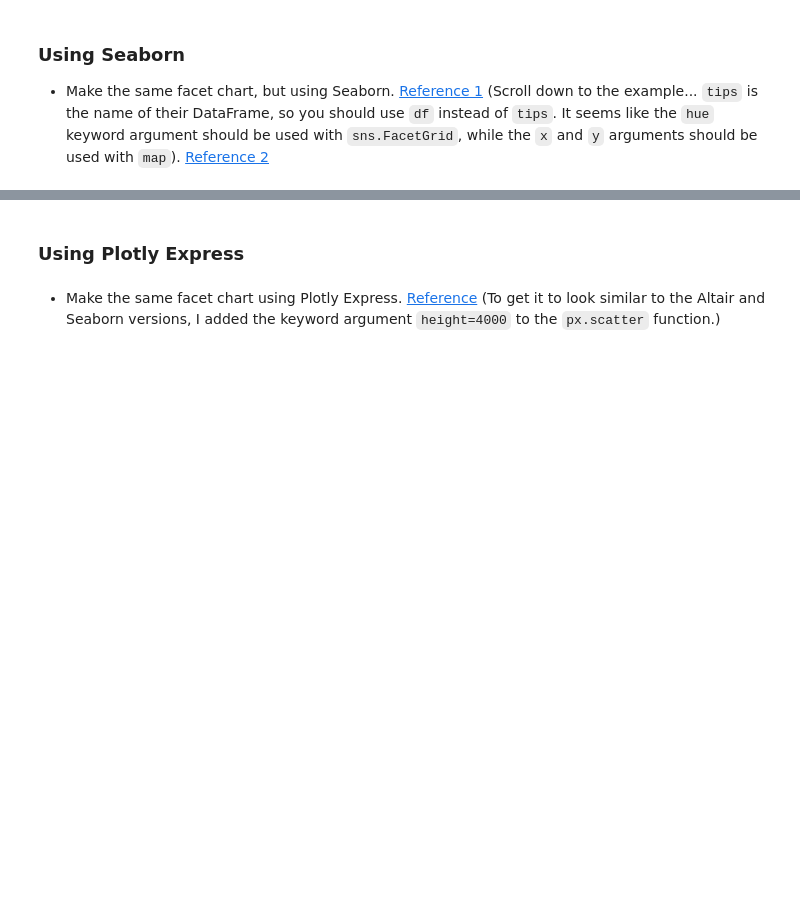
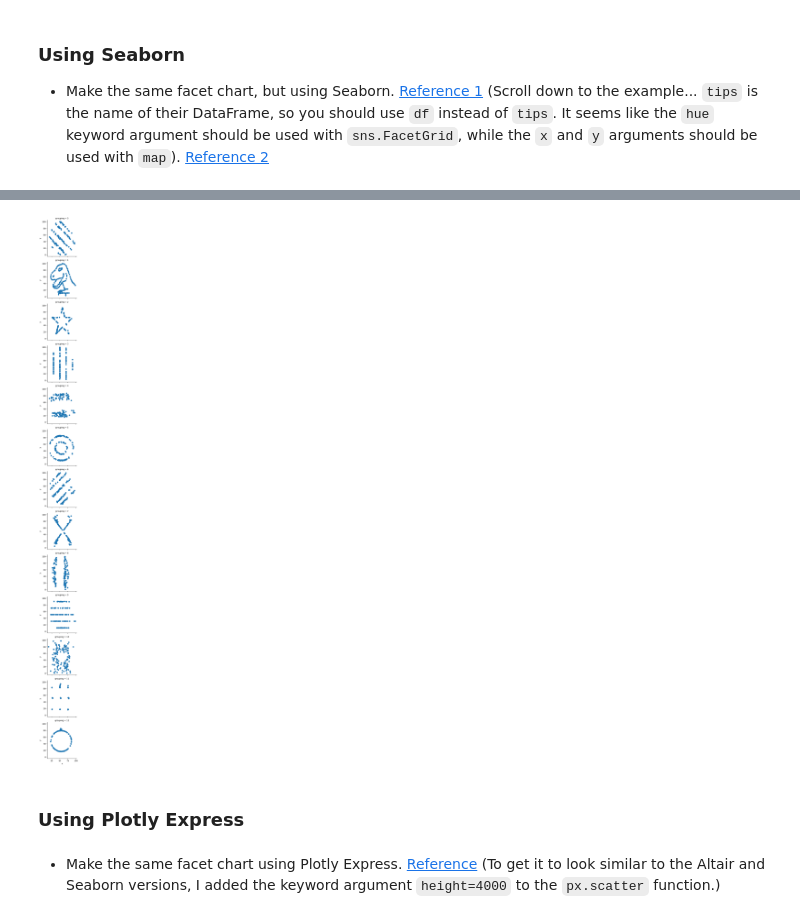
Before and after one commit to ilyaszuh/Math10, a Jupyter notebook: Worksheets/Worksheet5.ipynb, the cells around one changed output, grey strips where cells are left out. Saved outputs shown, nothing was run; the diff lists cells and outputs as text; code cells hidden in the pictures; blank space fills up the shorter version.

```diff
--- a/Worksheets/Worksheet5.ipynb
+++ b/Worksheets/Worksheet5.ipynb
@@ -133,3 +131,9 @@ TypeError: FacetGrid.__init__() got an unexpected keyword argument 'x'
+# %%
+chart = sns.FacetGrid(df, row="grouping")
+chart.map(plt.scatter, "x", "y")
+plt.show()
+# %% [output]
+[figure, added]
 # %% [markdown]
 ### Using Plotly Express
 # %% [markdown]
```
Also changed, not shown: parts of 5 cells of this notebook, 7 other files.
